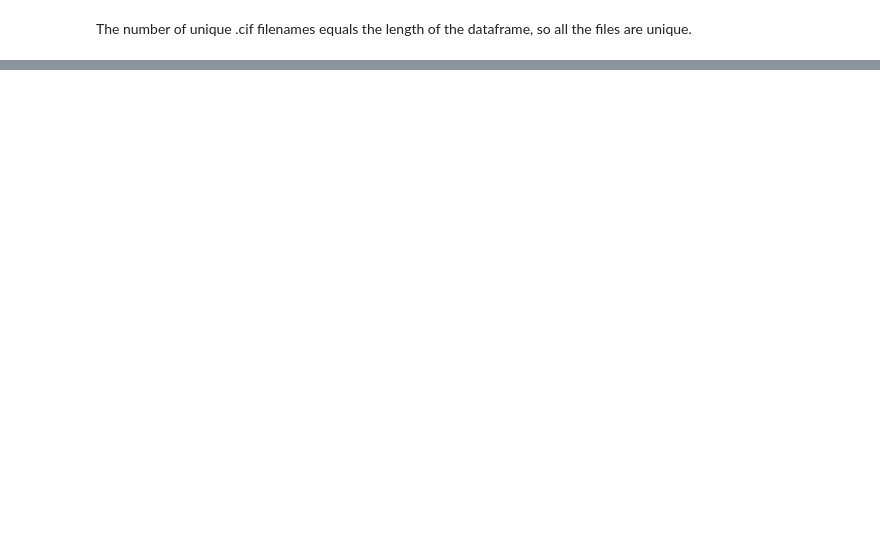
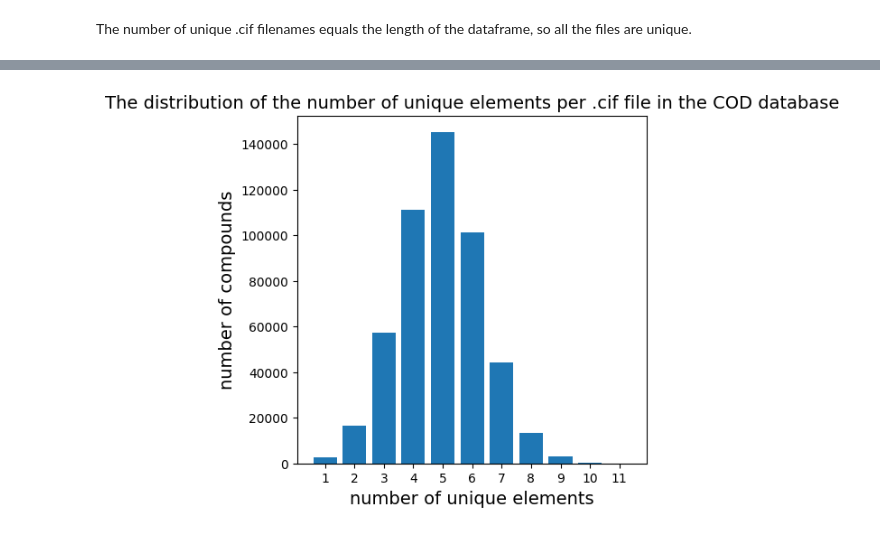
Before and after one commit to teerev/materials-discovery, a Jupyter notebook: exploration.ipynb, the cells around one changed output, grey strips where cells are left out. Saved outputs shown, nothing was run; the diff lists cells and outputs as text; code cells hidden in the pictures; blank space fills up the shorter version.

```diff
--- a/exploration.ipynb
+++ b/exploration.ipynb
@@ -173,0 +160,3 @@ The barchart shows how often each element appears in the .cif files from the COD
+# %%
+num_unique_elements_dist = df.sum(axis=1).value_counts().sort_index()
+num_unique_elements_dist
@@ -173,0 +176,12 @@ The barchart shows how often each element appears in the .cif files from the COD
+# %%
+barchart0 = plt.figure(figsize=(5,5))
+ax0 = barchart0.add_subplot(111)
+ax0.bar(num_unique_elements_dist.index, num_unique_elements_dist.values)
+ax0.set_title('The distribution of the number of unique elements per .cif file in the COD database', fontsize=14)
+ax0.set_xlabel('number of unique elements', fontsize=14)
+ax0.set_ylabel('number of compounds', fontsize=14)
+ax0.set_xticks(np.arange(1,12,1))
+ax0.tick_params(axis='both',labelsize=10)
+plt.show()
+# %% [output]
+[figure, added]
```
Also changed, not shown: parts of 56 cells of this notebook.
